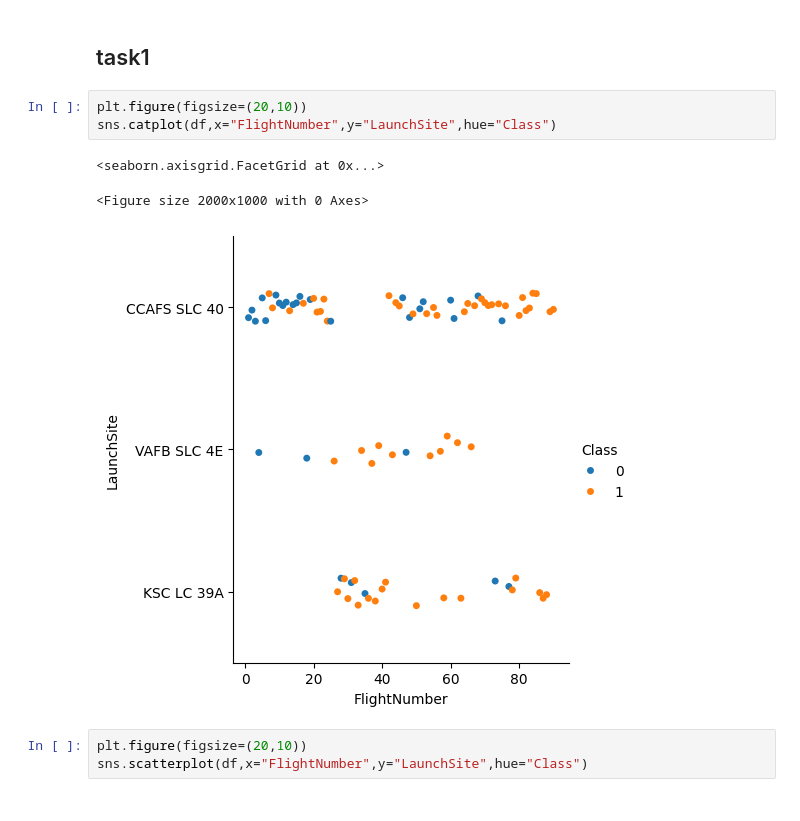
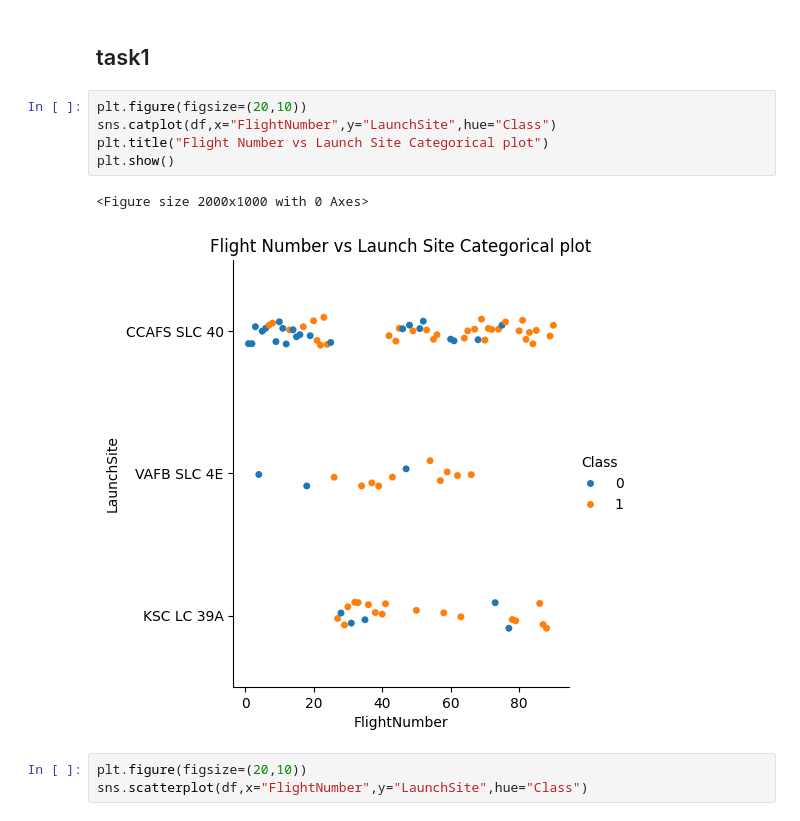
Before and after one commit to felnogueira/dscapstone, a Jupyter notebook: capstone5.ipynb, the cells around one changed output. Saved outputs shown, nothing was run; the diff lists cells and outputs as text.

```diff
--- a/capstone5.ipynb
+++ b/capstone5.ipynb
@@ -86,10 +86,11 @@ plt.show()
 # %%
 plt.figure(figsize=(20,10))
 sns.catplot(df,x="FlightNumber",y="LaunchSite",hue="Class")
+plt.title("Flight Number vs Launch Site Categorical plot")
+plt.show()
 # %% [output]
-<seaborn.axisgrid.FacetGrid at 0x...>
+<Figure size 2000x1000 with 0 Axes>
-<Figure size 2000x1000 with 0 Axes>
-[figure, old version]
+[figure, new version]
 # %%
 plt.figure(figsize=(20,10))
 sns.scatterplot(df,x="FlightNumber",y="LaunchSite",hue="Class")
```
Also changed, not shown: parts of 7 cells of this notebook.
